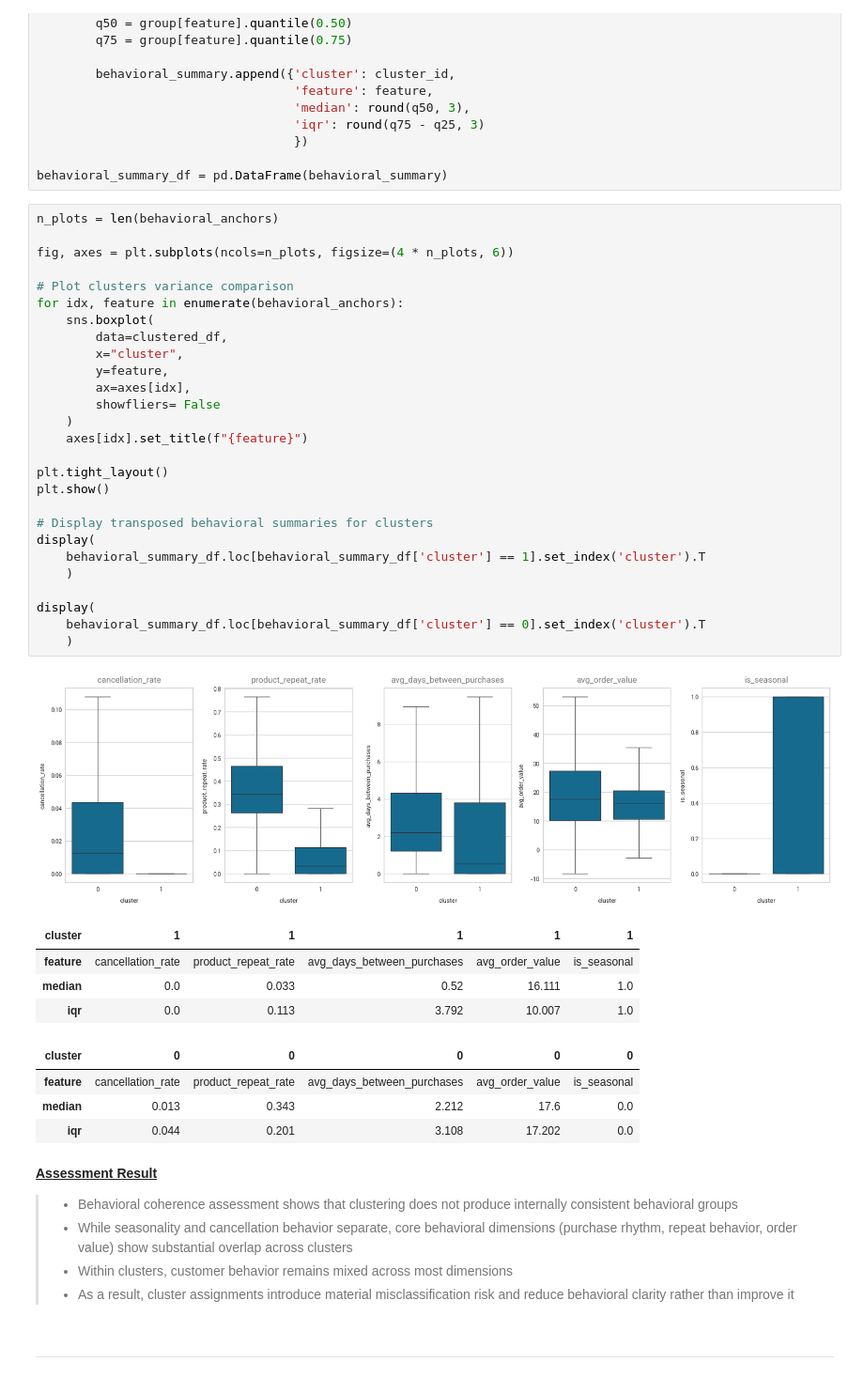
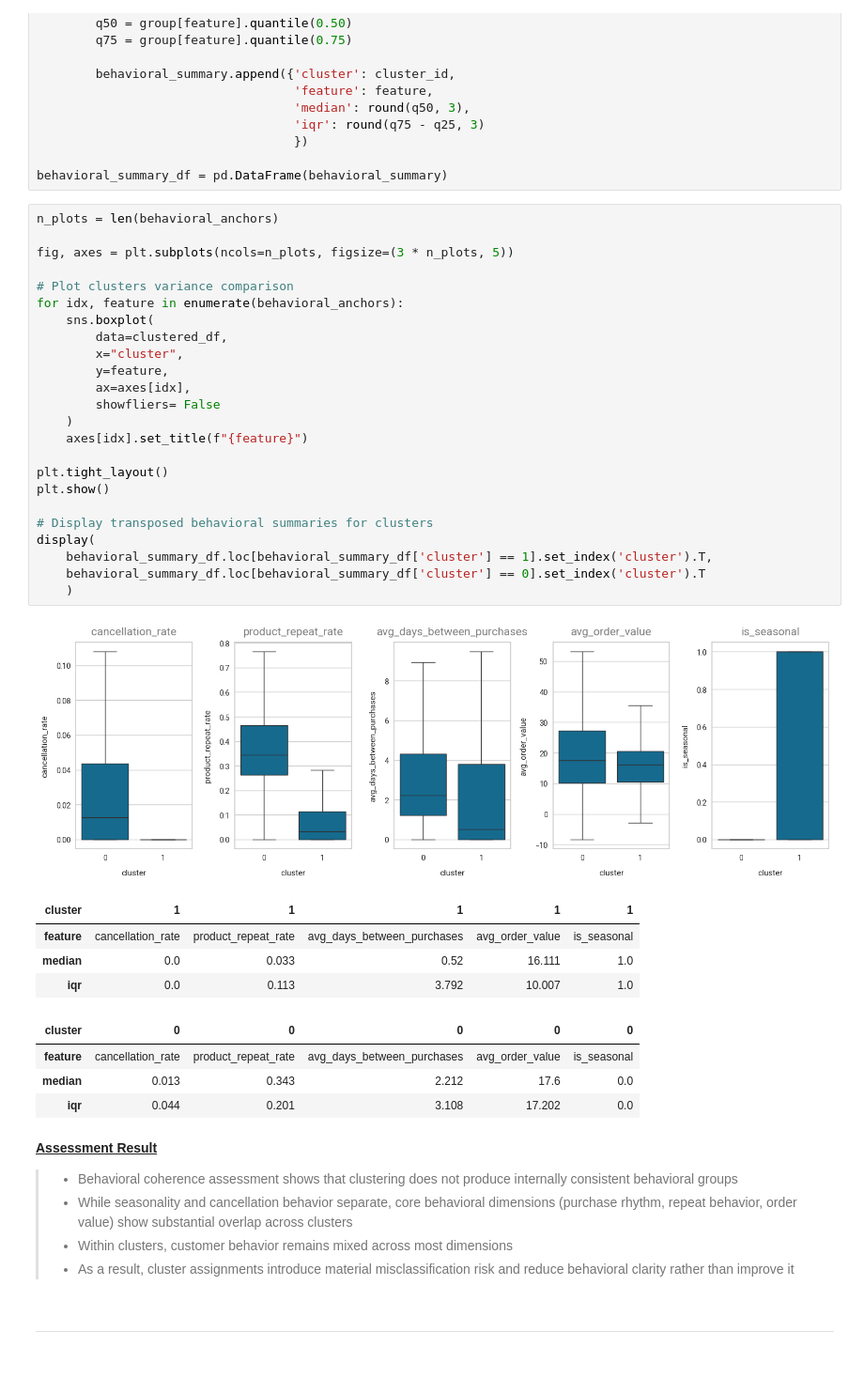
Before and after one commit to BLMgithub/customer-action-prioritization, a Jupyter notebook: notebooks/04_clustering_analysis.ipynb, the cells around one changed output. Shown at 94% size. Saved outputs shown, nothing was run; the diff lists cells and outputs as text.

```diff
--- a/notebooks/04_clustering_analysis.ipynb
+++ b/notebooks/04_clustering_analysis.ipynb
@@ -191,32 +191,29 @@ behavioral_summary_df = pd.DataFrame(behavioral_summary)
 # %%
 n_plots = len(behavioral_anchors)
 
-fig, axes = plt.subplots(ncols=n_plots, figsize=(4 * n_plots, 6))
+fig, axes = plt.subplots(ncols=n_plots, figsize=(3 * n_plots, 5))
 
 # Plot clusters variance comparison
 for idx, feature in enumerate(behavioral_anchors):
     sns.boxplot(
         data=clustered_df,
         x="cluster",
         y=feature,
         ax=axes[idx],
         showfliers= False
     )
     axes[idx].set_title(f"{feature}")
 
 plt.tight_layout()
 plt.show()
 
 # Display transposed behavioral summaries for clusters
 display(
-    behavioral_summary_df.loc[behavioral_summary_df['cluster'] == 1].set_index('cluster').T
-    )
-
-display(
+    behavioral_summary_df.loc[behavioral_summary_df['cluster'] == 1].set_index('cluster').T,
     behavioral_summary_df.loc[behavioral_summary_df['cluster'] == 0].set_index('cluster').T
     )
 # %% [output]
-[figure, old version]
+[figure, new version]
 | cluster | 1 | 1 | 1 | 1 | 1 |
 | feature | cancellation_rate | product_repeat_rate | avg_days_between_purchases | avg_order_value | is_seasonal |
 | median | 0.0 | 0.033 | 0.52 | 16.111 | 1.0 |
```
Also changed, not shown: 1 other file.
